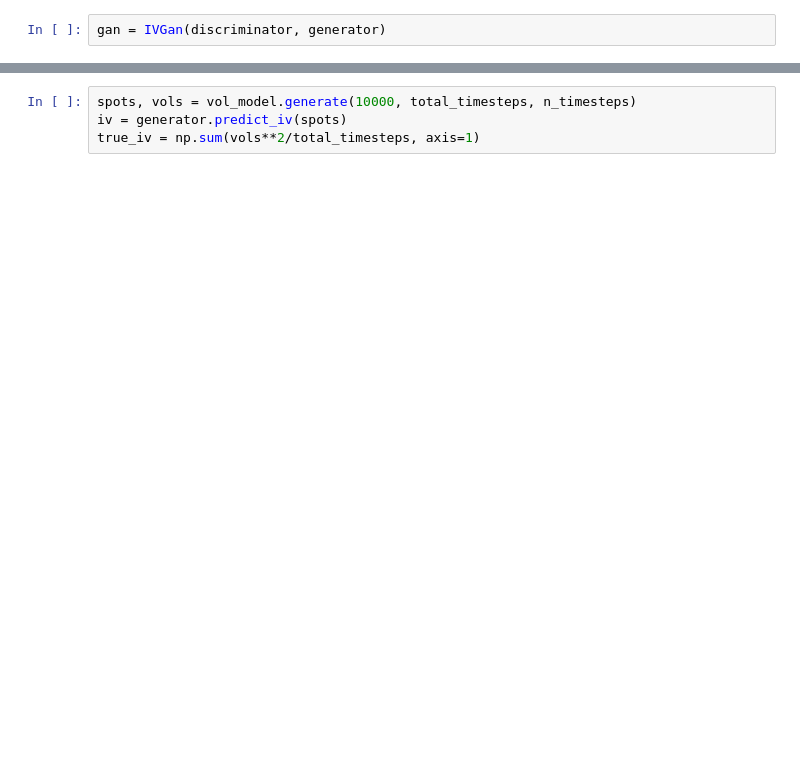
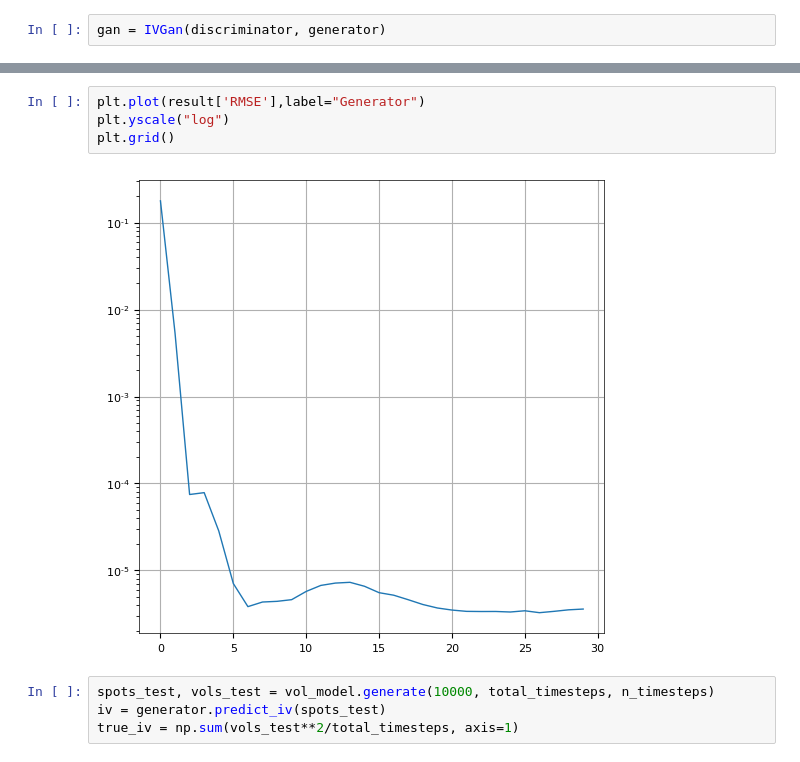
Before and after one commit to phillipmurray/DL_integrated_variance, a Jupyter notebook: notebooks/GAN_Notebooks/ConstantVol_GAN.ipynb, the cells around one changed output, grey strips where cells are left out. Cells and saved outputs as stored; diff of their text form; blank space fills up the shorter version.

```diff
--- a/notebooks/GAN_Notebooks/ConstantVol_GAN.ipynb
+++ b/notebooks/GAN_Notebooks/ConstantVol_GAN.ipynb
@@ -55,7 +60,13 @@ plt.plot(result['generator_loss'])
+# %%
+plt.plot(result['RMSE'],label="Generator")
+plt.yscale("log")
+plt.grid()
+# %% [output]
+[figure, added]
 # %%
-spots, vols = vol_model.generate(10000, total_timesteps, n_timesteps)
-iv = generator.predict_iv(spots)
-true_iv = np.sum(vols**2/total_timesteps, axis=1)
+spots_test, vols_test = vol_model.generate(10000, total_timesteps, n_timesteps)
+iv = generator.predict_iv(spots_test)
+true_iv = np.sum(vols_test**2/total_timesteps, axis=1)
 # %%
 iv
 # %% [output]
```
Also changed, not shown: parts of 14 cells of this notebook.
